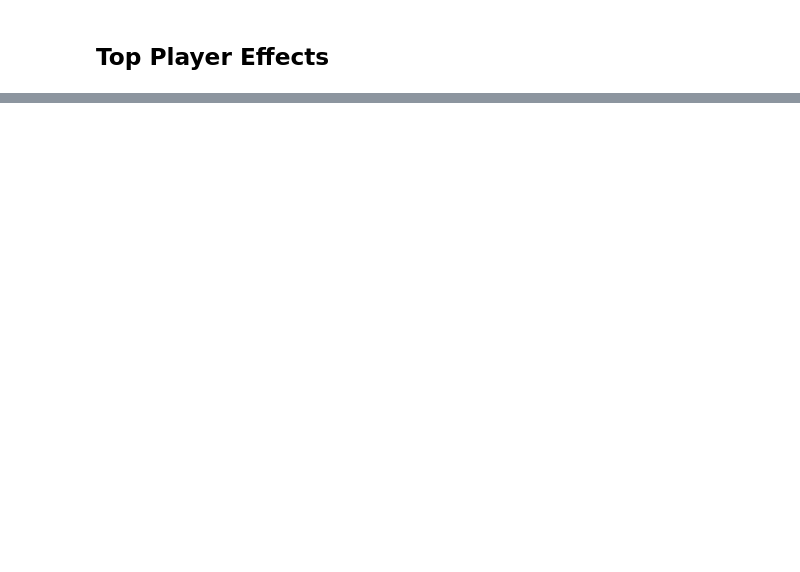
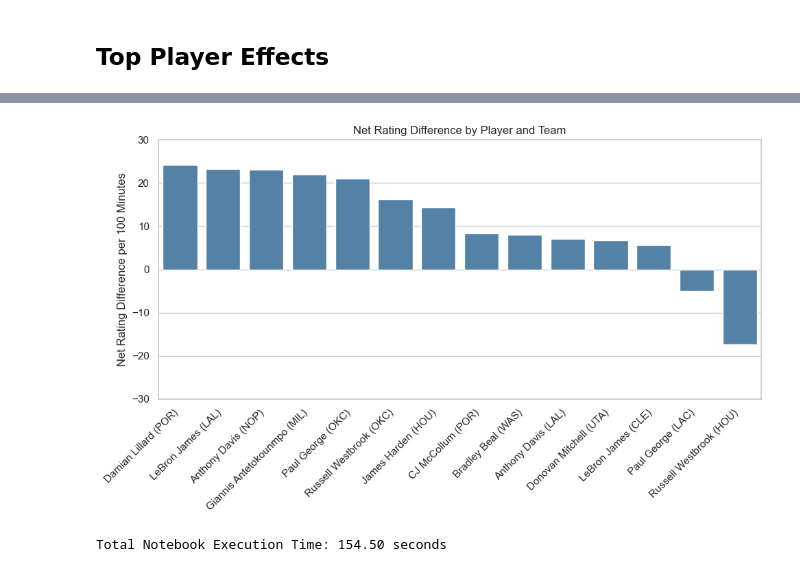
Before and after one commit to nhamby/45983-Assignment-1-Team-15, a Jupyter notebook: analysis.ipynb, the cells around one changed output, grey strips where cells are left out. Drawn from its saved outputs; the diff is of its cells as text; code cells hidden in the pictures; blank space fills up the shorter version.

Commit message:
net rating difference completed

```diff
--- a/analysis.ipynb
+++ b/analysis.ipynb
@@ -174,0 +282,39 @@ results_df
+# %%
+# combine player names with their teams
+net_rating_results_df['player_team'] = net_rating_results_df['player'] + " (" + net_rating_results_df['team'] + ")"
+
+# sort the results
+net_rating_results_sorted_df = net_rating_results_df.sort_values('net_rating_diff', ascending=False)
+
+# set style and plot
+sns.set_theme(style="whitegrid")
+plt.figure(figsize=(10, 6))
+ax = sns.barplot(
+    data=net_rating_results_sorted_df,
+    x='player_team',
+    y='net_rating_diff',
+    color='steelblue'
+)
+ax.set_ylim(-30, 30)
+
+# add labels
+ax.set_title('Net Rating Difference by Player and Team')
+ax.set_xlabel('')
+ax.set_ylabel('Net Rating Difference per 100 Minutes')
+plt.xticks(rotation=45, ha='right')
+plt.tight_layout()
+
+# save the figure
+output_dir = "figures"
+os.makedirs(output_dir, exist_ok=True)
+output_path = os.path.join(output_dir, "Net Rating Difference Results.png")
+plt.savefig(output_path)
+
+plt.show()
+# %% [output]
+[figure, added]
+# %%
+end_time = time.time()
+print("Total Notebook Execution Time: {:.2f} seconds".format(end_time - start_time))
+# %% [output]
+Total Notebook Execution Time: 154.50 seconds
```
Also changed, not shown: parts of 12 cells of this notebook, 1 other file.
